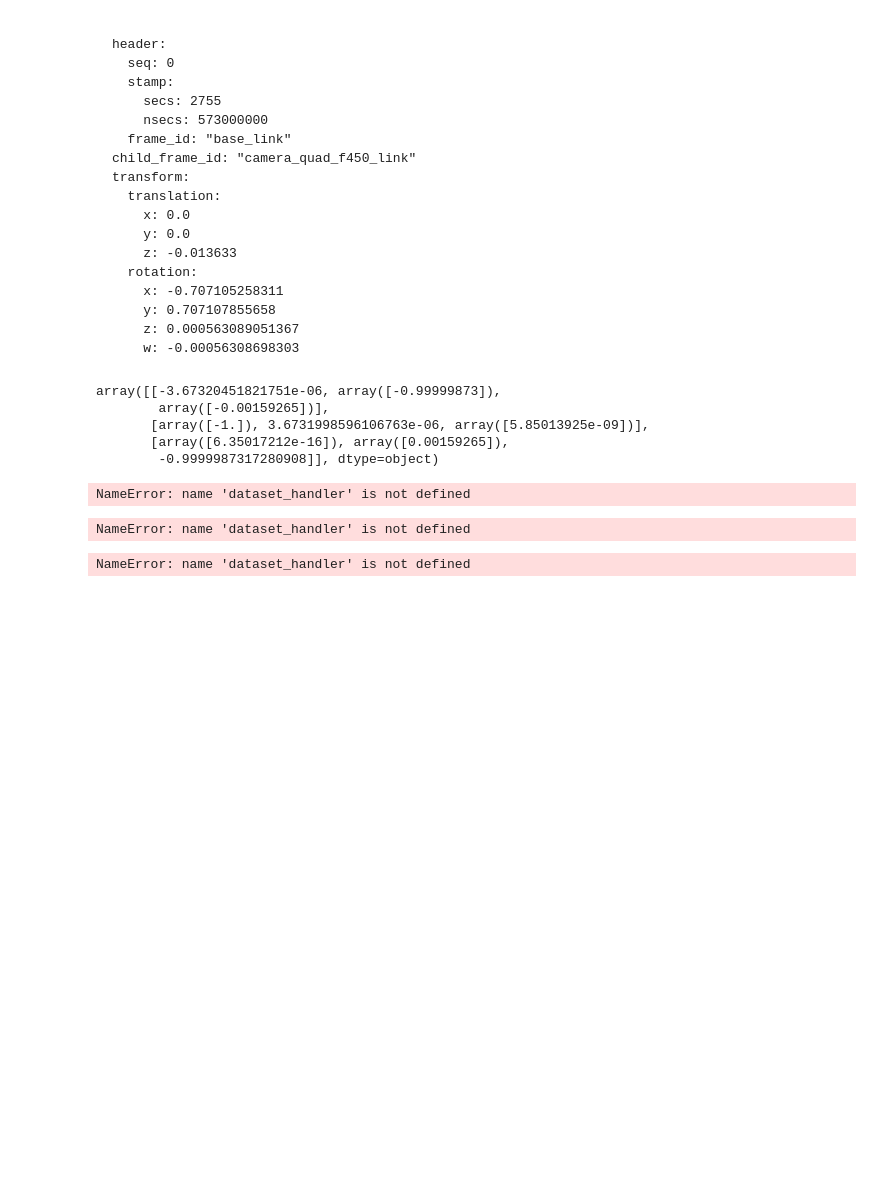
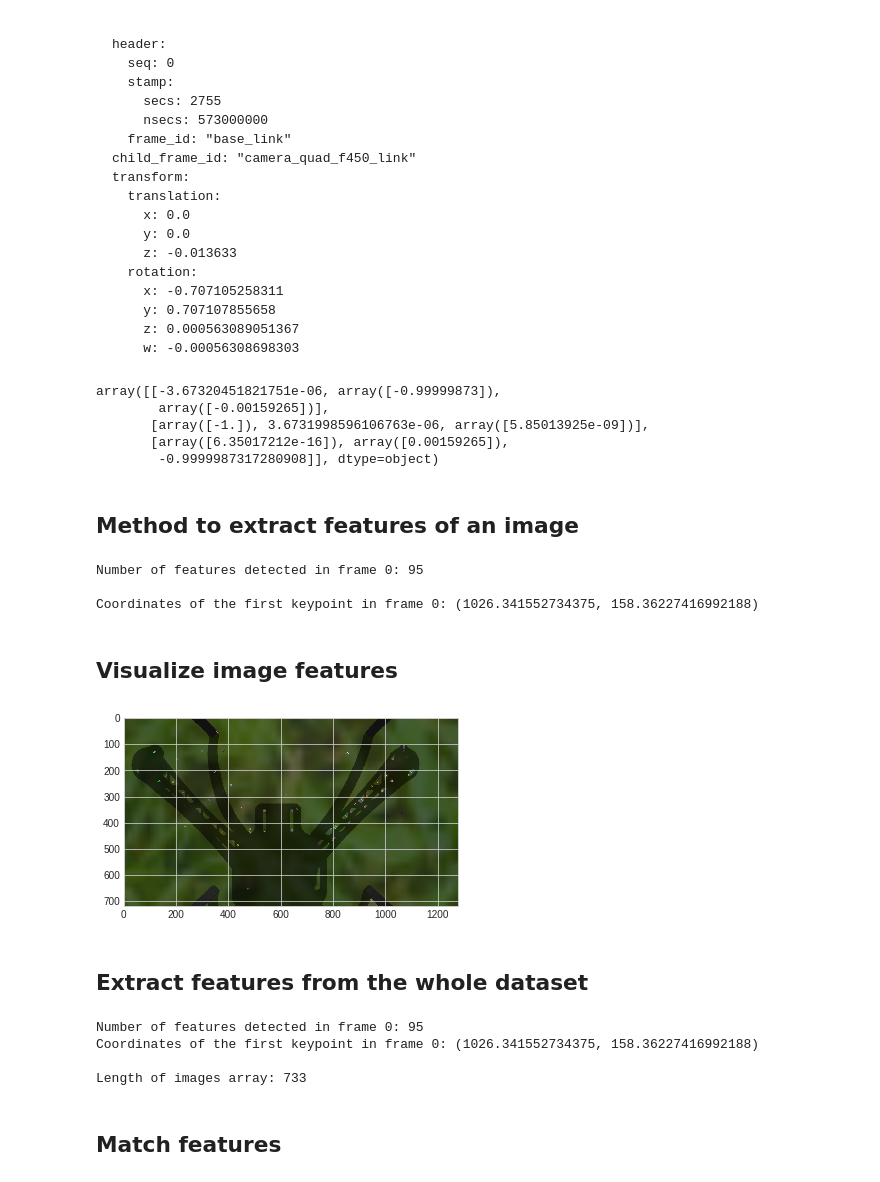
Before and after one commit to MikeS96/vio_quadrotor, a Jupyter notebook: VO.ipynb, the cells around one changed output. Cells and saved outputs as stored; diff of their text form; code cells hidden in the pictures; blank space fills up the shorter version.

Commit message:
First approach for VO

```diff
--- a/VO.ipynb
+++ b/VO.ipynb
@@ -473,6 +418,8 @@ array([[-3.67320451821751e-06, array([-0.99999873]),
        [array([-1.]), 3.6731998596106763e-06, array([5.85013925e-09])],
        [array([6.35017212e-16]), array([0.00159265]),
         -0.9999987317280908]], dtype=object)
+# %% [markdown]
+## Method to extract features of an image
 # %%
 def extract_features(image):
     """
@@ -508,13 +451,17 @@ def extract_features(image):
     return kp, des
 # %%
 i = 0
-image = dataset_handler.images[i]
+times, image = images_dataset.images[i]
 kp, des = extract_features(image)
+
 print("Number of features detected in frame {0}: {1}\n".format(i, len(kp)))
-
 print("Coordinates of the first keypoint in frame {0}: {1}".format(i, str(kp[0].pt)))
 # %% [output]
-NameError: name 'dataset_handler' is not defined
+Number of features detected in frame 0: 95
+
+Coordinates of the first keypoint in frame 0: (1026.341552734375, 158.36227416992188)
+# %% [markdown]
+## Visualize image features
 # %%
 def visualize_features(image, kp):
     """
@@ -529,13 +476,15 @@ def visualize_features(image, kp):
     display = cv2.drawKeypoints(image, kp, None)
     plt.imshow(display)
 # %%
-# Optional: visualizing and experimenting with various feature descriptors
+# visualizing and experimenting with various feature descriptors
 i = 0
-image = dataset_handler.images_rgb[i]
+times, image = images_dataset.images_rgb[i]
 
 visualize_features(image, kp)
 # %% [output]
-NameError: name 'dataset_handler' is not defined
+[figure, added]
+# %% [markdown]
+## Extract features from the whole dataset
 # %%
 def extract_features_dataset(images, extract_features_function):
     """
@@ -568,6 +511,6 @@ def extract_features_dataset(images, extract_features_function):
     return kp_list, des_list
 # %%
-images = dataset_handler.images
+images = images_dataset.images
 kp_list, des_list = extract_features_dataset(images, extract_features)
 
 i = 0
@@ -577,7 +520,12 @@ print("Coordinates of the first keypoint in frame {0}: {1}\n".format(i, str(kp_l
 # Remember that the length of the returned by dataset_handler lists should be the same as the length of the image array
 print("Length of images array: {0}".format(len(images)))
 # %% [output]
-NameError: name 'dataset_handler' is not defined
+Number of features detected in frame 0: 95
+Coordinates of the first keypoint in frame 0: (1026.341552734375, 158.36227416992188)
+
+Length of images array: 733
+# %% [markdown]
+## Match features
 # %%
 def match_features(des1, des2):
     """
```
Also changed, not shown: parts of 35 cells of this notebook.
